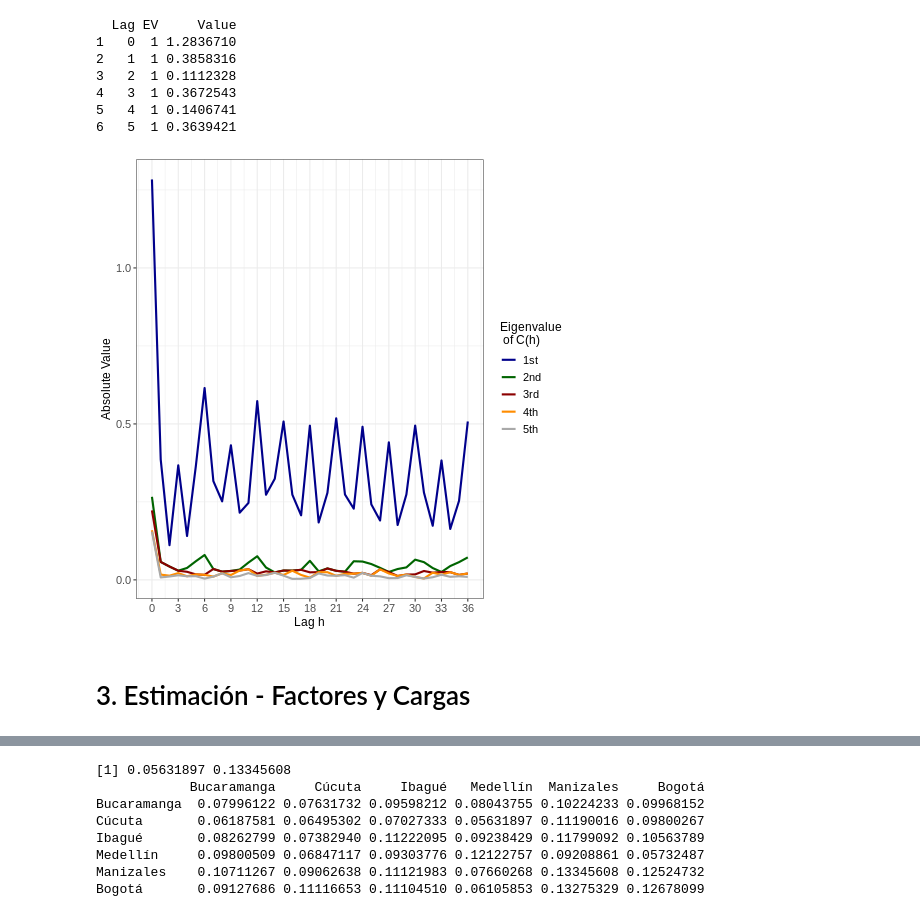
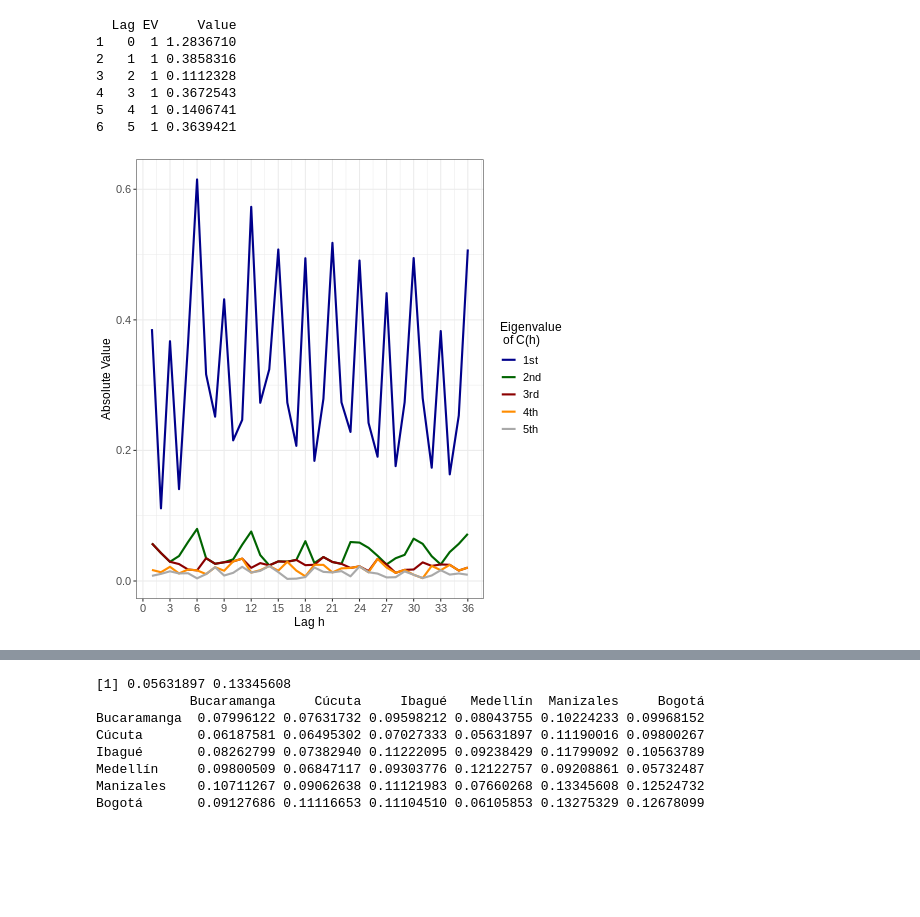
Before and after one commit to jofmorenore/TS_Climatic, a Jupyter notebook: R/SeasonalDFM_PrecipitationAirports6C.ipynb, the cells around one changed output, grey strips where cells are left out. Cells and saved outputs as stored; diff of their text form; code cells hidden in the pictures; blank space fills up the shorter version.

```diff
--- a/R/SeasonalDFM_PrecipitationAirports6C.ipynb
+++ b/R/SeasonalDFM_PrecipitationAirports6C.ipynb
@@ -193,19 +389,17 @@ head(EVData)
 # %%
 %%R
 par(mfrow = c(1,1))
-ggplot(EVData, aes(x = Lag, y = Value, colour = EV)) +
+ggplot(filter(EVData, Lag >0), aes(x = Lag, y = Value, colour = EV)) +
   geom_line(linewidth = 1) +
   scale_x_continuous(breaks = seq(0, 36, by = 3)) +
   scale_color_manual(values = c("darkblue", "darkgreen", "darkred",
                                 "darkorange", "darkgrey"),
                      labels = c("1st", "2nd", "3rd", "4th", "5th")) +
   labs(y = "Absolute Value", x = "Lag h", colour = "Eigenvalue \n of C(h)") +
   theme_bw() +
   theme(axis.title = element_text(size = 12),
         legend.title = element_text(size = 12),
         axis.text = element_text(size = 11),
         legend.text = element_text(size = 11))
 # %% [output]
-[figure, old version]
+[figure, new version]
-# %% [markdown]
-# 3. Estimación - Factores y Cargas
```
Also changed, not shown: parts of 22 cells of this notebook.
